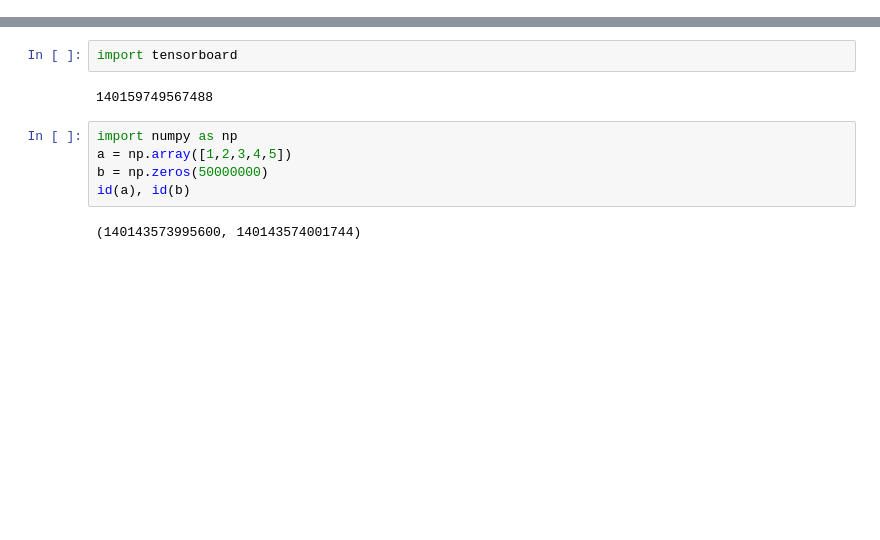
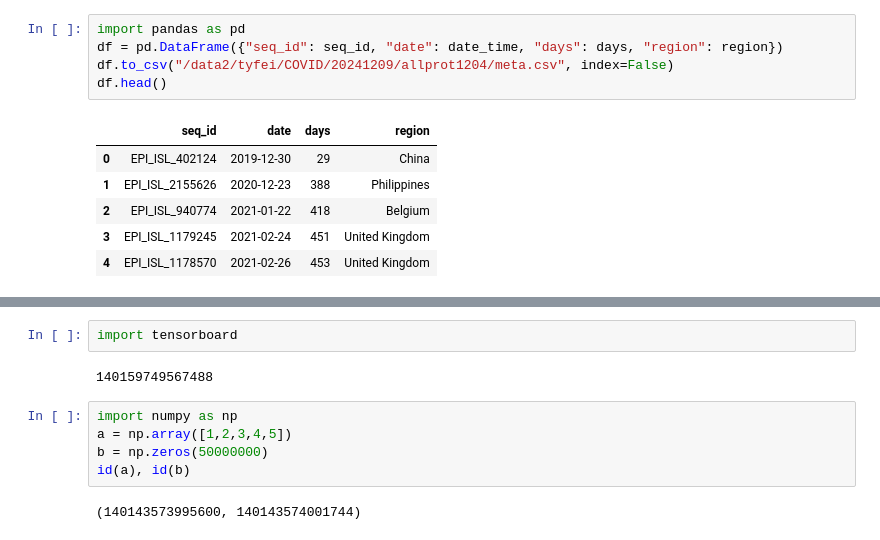
Before and after one commit to tyfei0216/evoModel, a Jupyter notebook: prepare_data.ipynb, the cells around one changed output, grey strips where cells are left out. Saved outputs shown, nothing was run; the diff lists cells and outputs as text; blank space fills up the shorter version.

```diff
--- a/prepare_data.ipynb
+++ b/prepare_data.ipynb
@@ -6,0 +101,12 @@ model = ESM3.from_pretrained("esm3_sm_open_v1", device="cpu")
+# %%
+import pandas as pd
+df = pd.DataFrame({"seq_id": seq_id, "date": date_time, "days": days, "region": region})
+df.to_csv("/data2/tyfei/COVID/20241209/allprot1204/meta.csv", index=False)
+df.head()
+# %% [output]
+|  | seq_id | date | days | region |
+| 0 | EPI_ISL_402124 | 2019-12-30 | 29 | China |
+| 1 | EPI_ISL_2155626 | 2020-12-23 | 388 | Philippines |
+| 2 | EPI_ISL_940774 | 2021-01-22 | 418 | Belgium |
+| 3 | EPI_ISL_1179245 | 2021-02-24 | 451 | United Kingdom |
+| 4 | EPI_ISL_1178570 | 2021-02-26 | 453 | United Kingdom |
```
Also changed, not shown: parts of 28 cells of this notebook, 2 other files.
